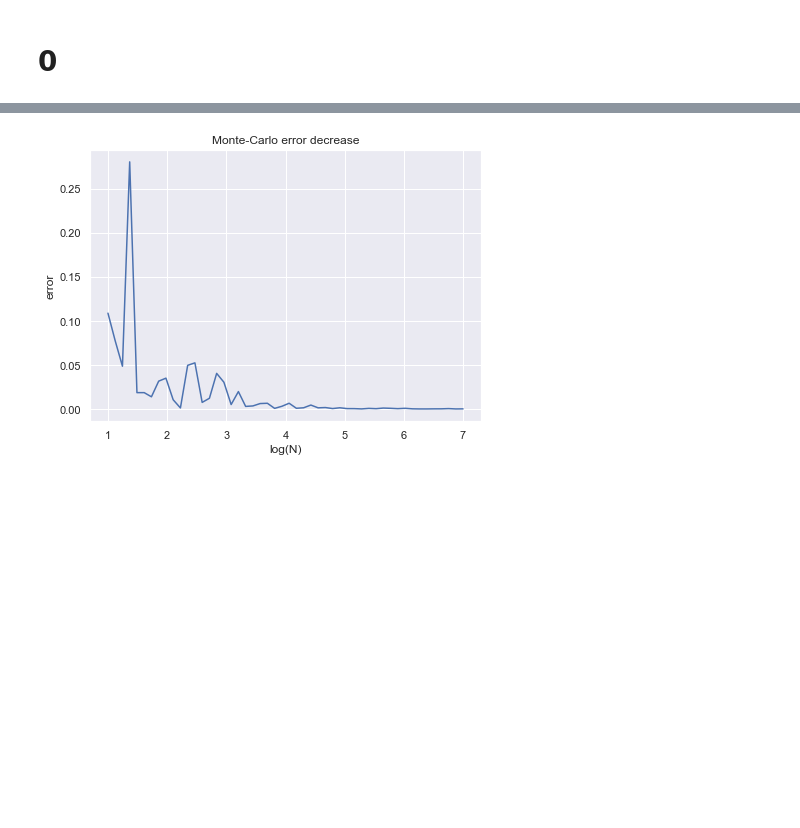
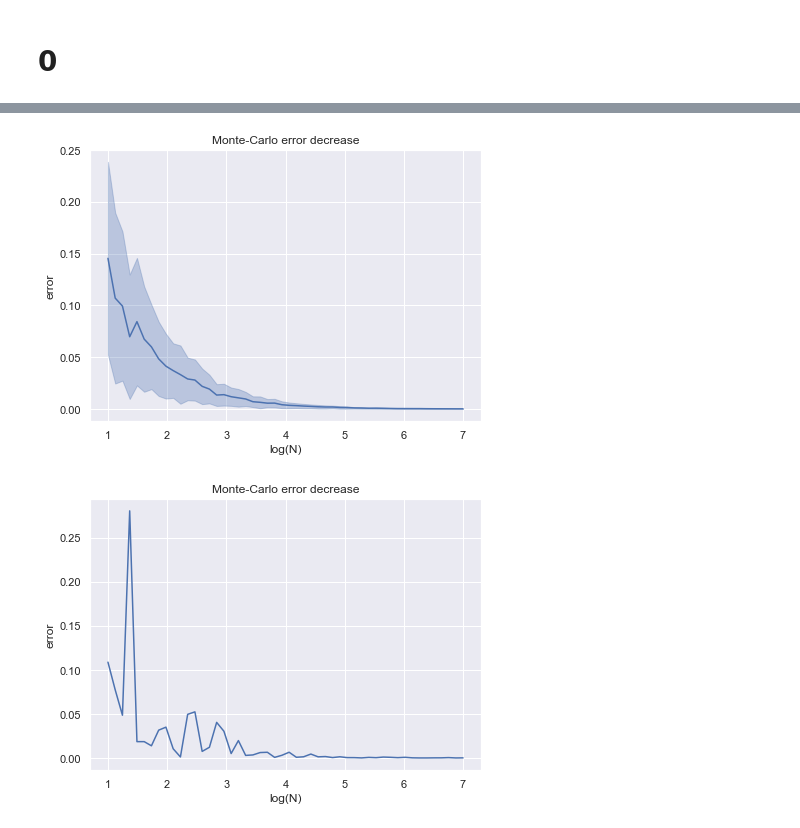
Before and after one commit to IlonaParik/SPBGU-Analitics-2021, a Jupyter notebook: lessons/29-11-2021/math.ipynb, the cells around one changed output, grey strips where cells are left out. Saved outputs shown, nothing was run; the diff lists cells and outputs as text; code cells hidden in the pictures; blank space fills up the shorter version.

```diff
--- a/lessons/29-11-2021/math.ipynb
+++ b/lessons/29-11-2021/math.ipynb
@@ -56,3 +64,13 @@ plt.grid(True)
+# %%
+plt.figure(figsize=(7, 5))
+plt.title("Monte-Carlo error decrease")
+plt.plot(x, mean_errors)
+plt.fill_between(x, (mean_errors - std_errors), (mean_errors + std_errors), color='b', alpha=.3)
+plt.xlabel('log(N)')
+plt.ylabel('error')
+plt.grid(True)
+# %% [output]
+[figure, added]
 # %%
 plt.figure(figsize=(7, 5))
 plt.title("Monte-Carlo error decrease")
```
Also changed, not shown: parts of 23 cells of this notebook, 3 other files.
